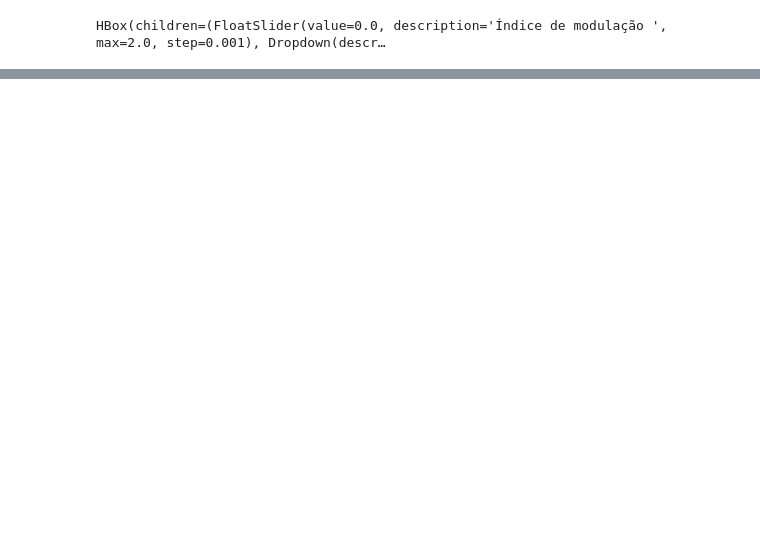
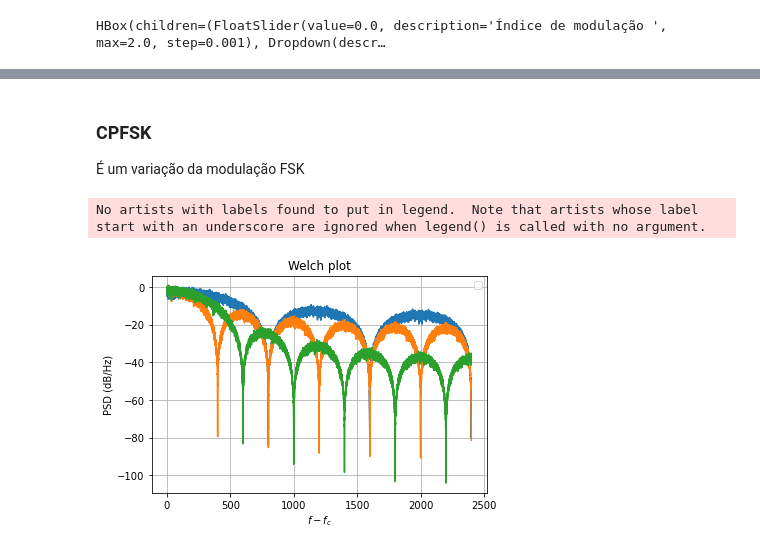
Before and after one commit to araujoUnb/COMMDIGI, a Jupyter notebook: modulação_digital.ipynb, the cells around one changed output, grey strips where cells are left out. Cells and saved outputs as stored; diff of their text form; code cells hidden in the pictures; blank space fills up the shorter version.

Commit message:
graficos da modulaçao cpfsk

```diff
--- a/modulação_digital.ipynb
+++ b/modulação_digital.ipynb
@@ -630,0 +648,4 @@ HBox(children=(FloatSlider(value=0.0, description='Índice de modulação ', max
+# %% [markdown]
+### CPFSK
+
+É um variação da modulação FSK
@@ -630,0 +697,34 @@ HBox(children=(FloatSlider(value=0.0, description='Índice de modulação ', max
+# %%
+from src.passband_modulations  import bpsk_mod,qpsk_mod,msk_mod
+from src.essentials import plotWelchPSD
+def bpsk_qpsk_msk_psd():
+
+    N =100000 # Number of symbols to transmit
+    fc=800
+    OF =8
+    # carrier frequency and oversamping factor
+    fs = fc*OF
+    # sampling frequency
+
+
+    a = np.random.randint(2, size=N) # uniform random symbols from 0's and 1's
+    (s_bb,t) = bpsk_mod(a,OF) # BPSK modulation(waveform) - baseband
+    s_bpsk = s_bb*np.cos(2*np.pi*fc*t/fs) # BPSK with carrier
+    s_qpsk = qpsk_mod(a,fc,OF)['s(t)'] # conventional QPSK
+    s_msk = msk_mod(a,fc,OF)['s(t)']# MSK signal
+
+    #  Compute and plot PSDs for each of the modulated versions
+    fig, ax = plt.subplots(1, 1)
+    plotWelchPSD(s_bpsk,fs,fc,ax = ax,color = 'b',label='BPSK')
+    plotWelchPSD(s_qpsk,fs,fc,ax = ax,color = 'r',label='QPSK')
+    plotWelchPSD(s_msk,fs,fc, ax = ax,color = 'k',label='MSK')
+    ax.set_xlabel('$f-f_c$')
+    ax.set_ylabel('PSD (dB/Hz)')
+    ax.legend()
+    ax.grid()
+    plt.show()
+# %%
+espectro = bpsk_qpsk_msk_psd()
+# %% [output]
+No artists with labels found to put in legend.  Note that artists whose label start with an underscore are ignored when legend() is called with no argument.
+[figure, added]
```
Also changed, not shown: parts of 5 cells of this notebook.
